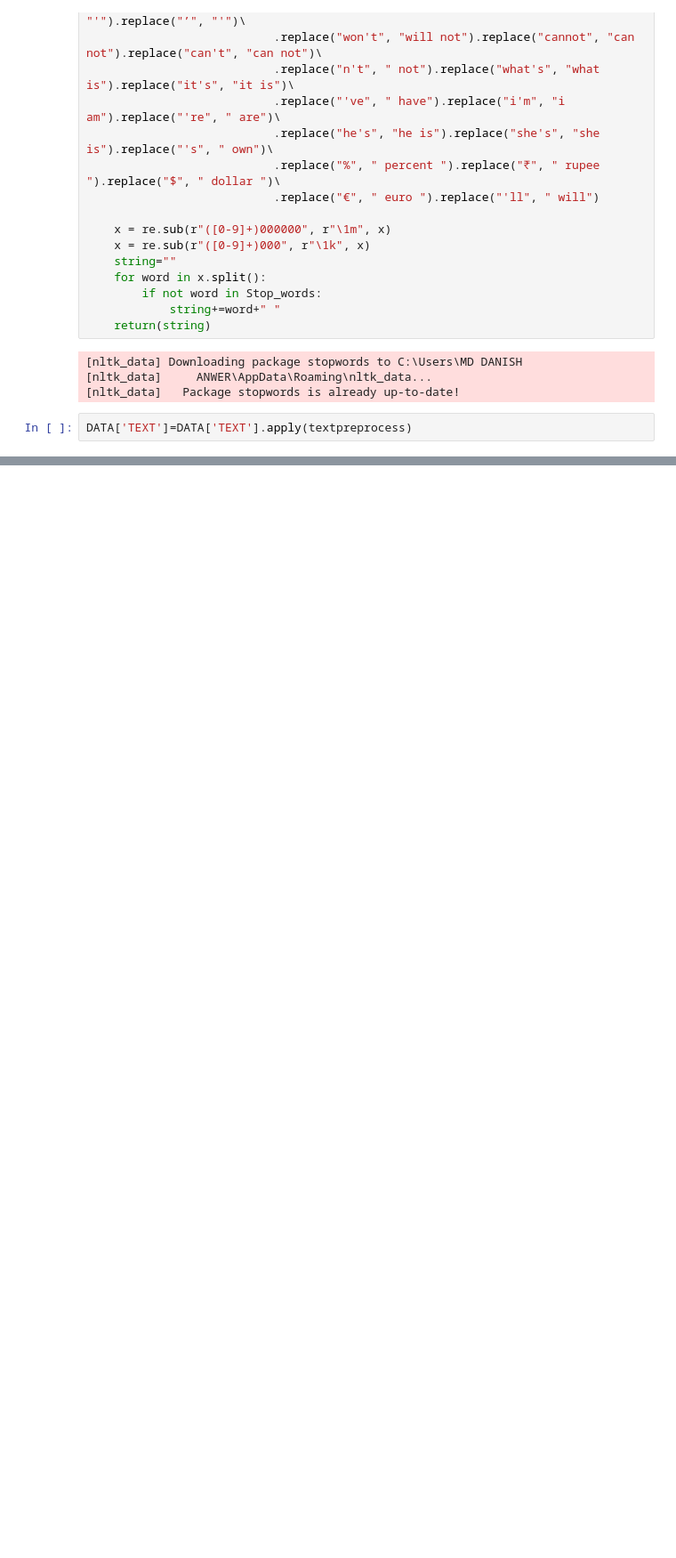
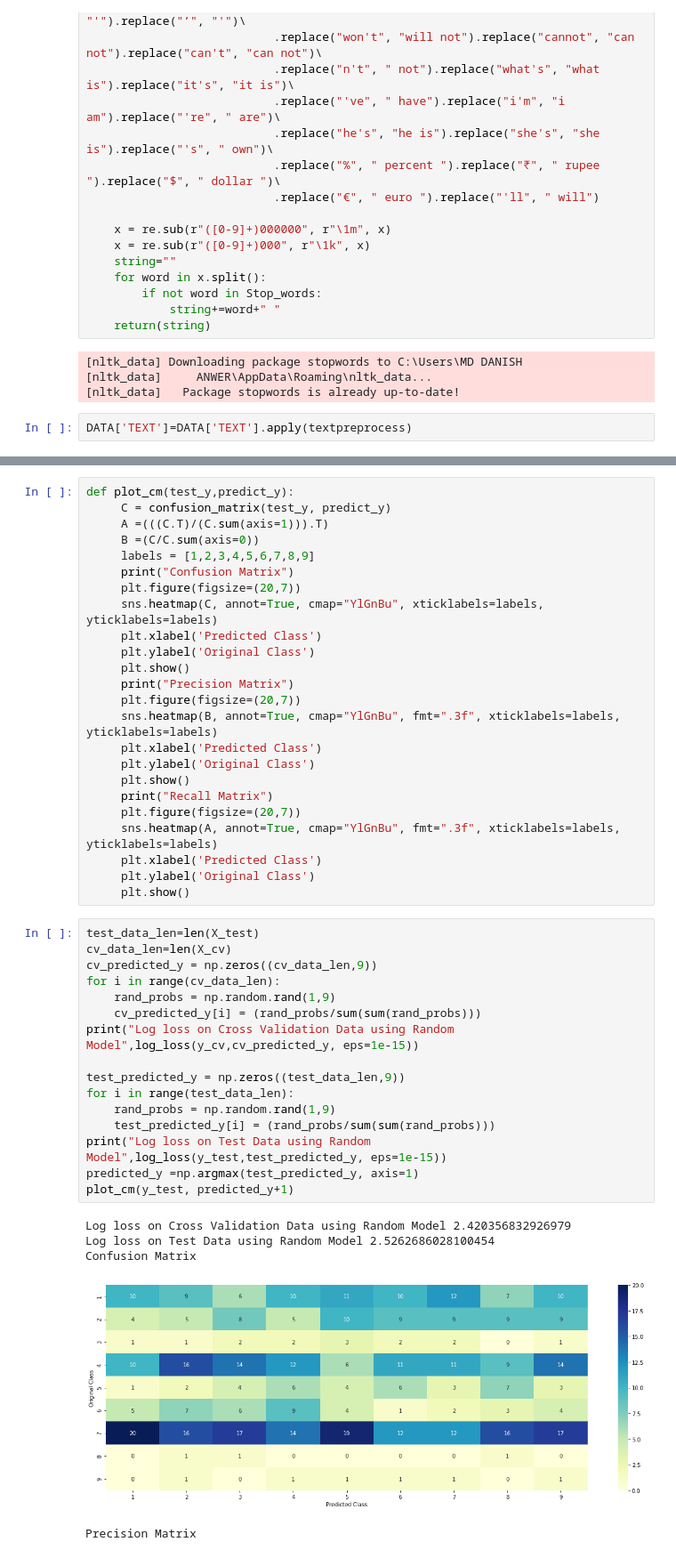
Before and after one commit to danish2562022/Personalised_Cancer_Diagnosis, a Jupyter notebook: Cancer_Diagnosis.ipynb, the cells around one changed output, grey strips where cells are left out. Shown at 89% size. Saved outputs shown, nothing was run; the diff lists cells and outputs as text; blank space fills up the shorter version.

```diff
--- a/Cancer_Diagnosis.ipynb
+++ b/Cancer_Diagnosis.ipynb
@@ -81,0 +135,46 @@ DATA['TEXT']=DATA['TEXT'].apply(textpreprocess)
+# %%
+def plot_cm(test_y,predict_y):
+     C = confusion_matrix(test_y, predict_y)
+     A =(((C.T)/(C.sum(axis=1))).T)
+     B =(C/C.sum(axis=0))
+     labels = [1,2,3,4,5,6,7,8,9]
+     print("Confusion Matrix")
+     plt.figure(figsize=(20,7))
+     sns.heatmap(C, annot=True, cmap="YlGnBu", xticklabels=labels, yticklabels=labels)
+     plt.xlabel('Predicted Class')
+     plt.ylabel('Original Class')
+     plt.show()
+     print("Precision Matrix")
+     plt.figure(figsize=(20,7))
+     sns.heatmap(B, annot=True, cmap="YlGnBu", fmt=".3f", xticklabels=labels, yticklabels=labels)
+     plt.xlabel('Predicted Class')
+     plt.ylabel('Original Class')
+     plt.show()
+     print("Recall Matrix")
+     plt.figure(figsize=(20,7))
+     sns.heatmap(A, annot=True, cmap="YlGnBu", fmt=".3f", xticklabels=labels, yticklabels=labels)
+     plt.xlabel('Predicted Class')
+     plt.ylabel('Original Class')
+     plt.show()
+# %%
+test_data_len=len(X_test)
+cv_data_len=len(X_cv)
+cv_predicted_y = np.zeros((cv_data_len,9))
+for i in range(cv_data_len):
+    rand_probs = np.random.rand(1,9)
+    cv_predicted_y[i] = (rand_probs/sum(sum(rand_probs)))
+print("Log loss on Cross Validation Data using Random Model",log_loss(y_cv,cv_predicted_y, eps=1e-15))
+
+test_predicted_y = np.zeros((test_data_len,9))
+for i in range(test_data_len):
+    rand_probs = np.random.rand(1,9)
+    test_predicted_y[i] = (rand_probs/sum(sum(rand_probs)))
+print("Log loss on Test Data using Random Model",log_loss(y_test,test_predicted_y, eps=1e-15))
+predicted_y =np.argmax(test_predicted_y, axis=1)
+plot_cm(y_test, predicted_y+1)
+# %% [output]
+Log loss on Cross Validation Data using Random Model 2.420356832926979
+Log loss on Test Data using Random Model 2.5262686028100454
+Confusion Matrix
+[figure, added]
+Precision Matrix
```
Also changed, not shown: parts of 26 cells of this notebook.
